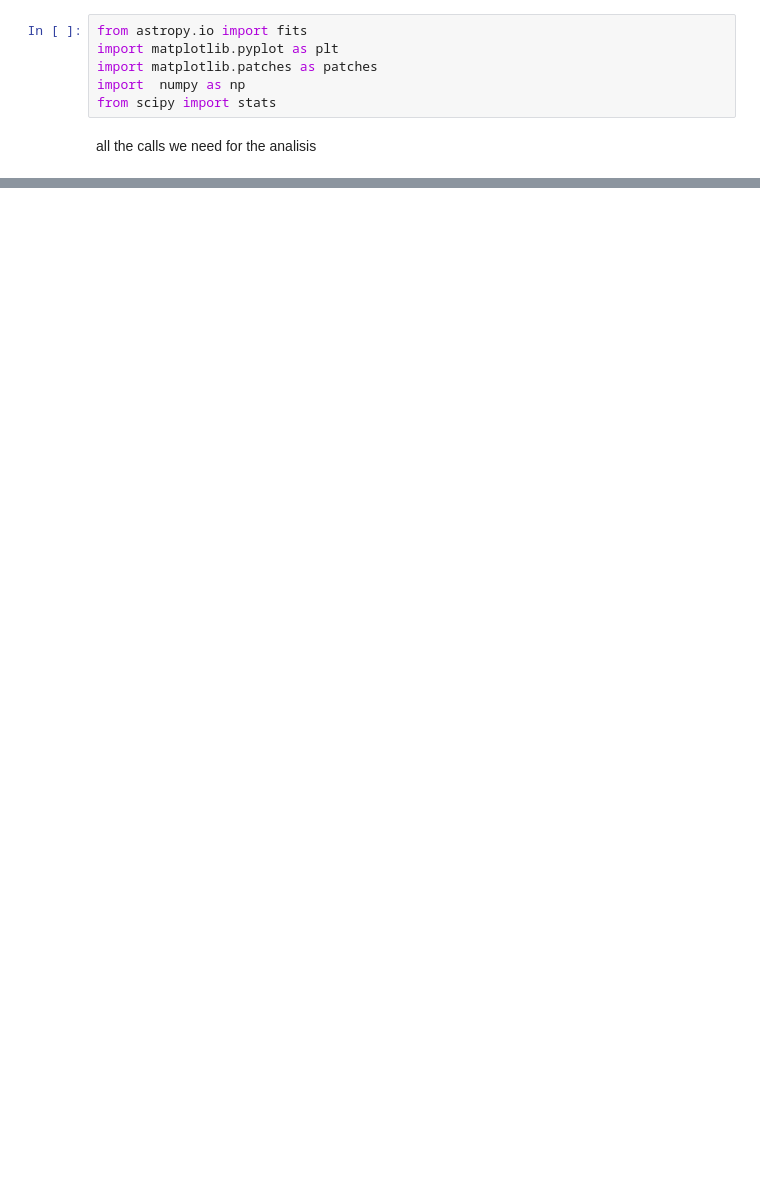
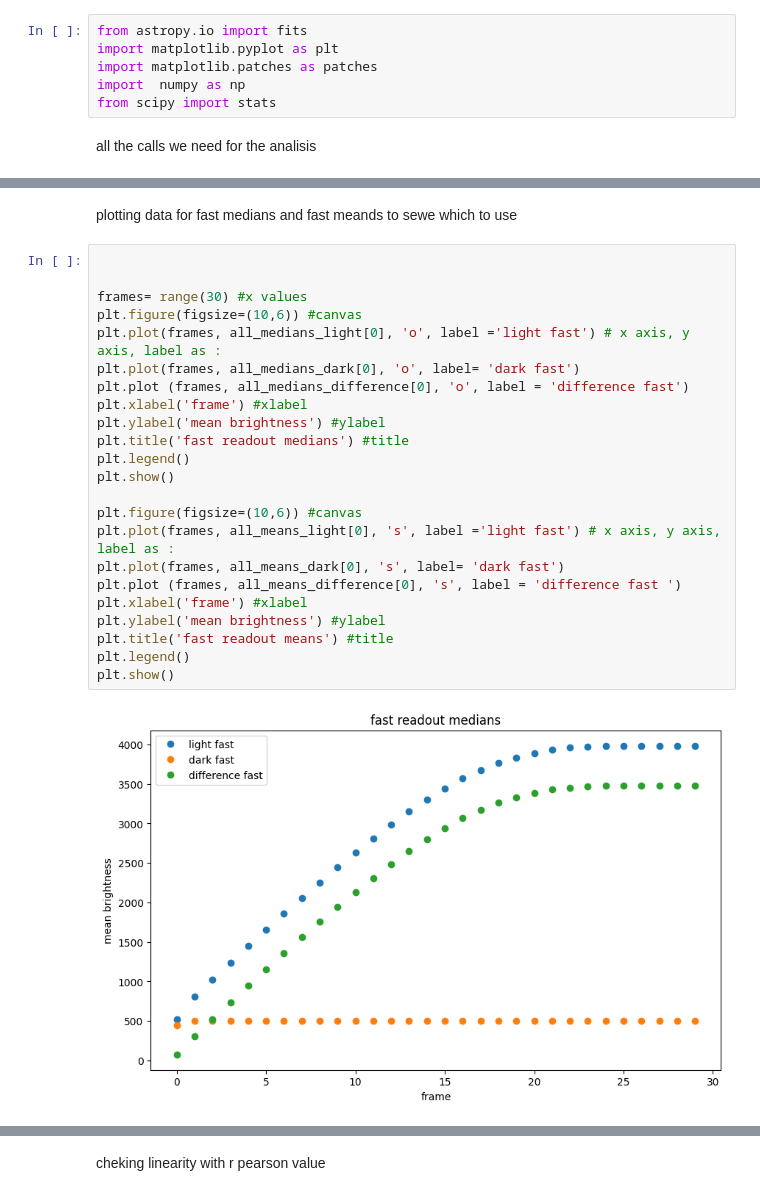
Before and after one commit to thomasnguyen21/LBTI_Summer2026, a Jupyter notebook: linearity_analysis.ipynb, the cells around one changed output, grey strips where cells are left out. Cells and saved outputs as stored; diff of their text form; blank space fills up the shorter version.

```diff
--- a/linearity_analysis.ipynb
+++ b/linearity_analysis.ipynb
@@ -47,0 +110,27 @@ difference_names = [
+# %% [markdown]
+plotting data for fast medians and fast meands to sewe which to use
+# %%
+
+
+frames= range(30) #x values
+plt.figure(figsize=(10,6)) #canvas
+plt.plot(frames, all_medians_light[0], 'o', label ='light fast') # x axis, y axis, label as :
+plt.plot(frames, all_medians_dark[0], 'o', label= 'dark fast')
+plt.plot (frames, all_medians_difference[0], 'o', label = 'difference fast')
+plt.xlabel('frame') #xlabel
+plt.ylabel('mean brightness') #ylabel
+plt.title('fast readout medians') #title
+plt.legend()
+plt.show()
+
+plt.figure(figsize=(10,6)) #canvas
+plt.plot(frames, all_means_light[0], 's', label ='light fast') # x axis, y axis, label as :
+plt.plot(frames, all_means_dark[0], 's', label= 'dark fast')
+plt.plot (frames, all_means_difference[0], 's', label = 'difference fast ')
+plt.xlabel('frame') #xlabel
+plt.ylabel('mean brightness') #ylabel
+plt.title('fast readout means') #title
+plt.legend()
+plt.show()
+# %% [output]
+[figure, added]
@@ -47,0 +138,2 @@ difference_names = [
+# %% [markdown]
+cheking linearity with r pearson value
```
Also changed, not shown: parts of 14 cells of this notebook.
